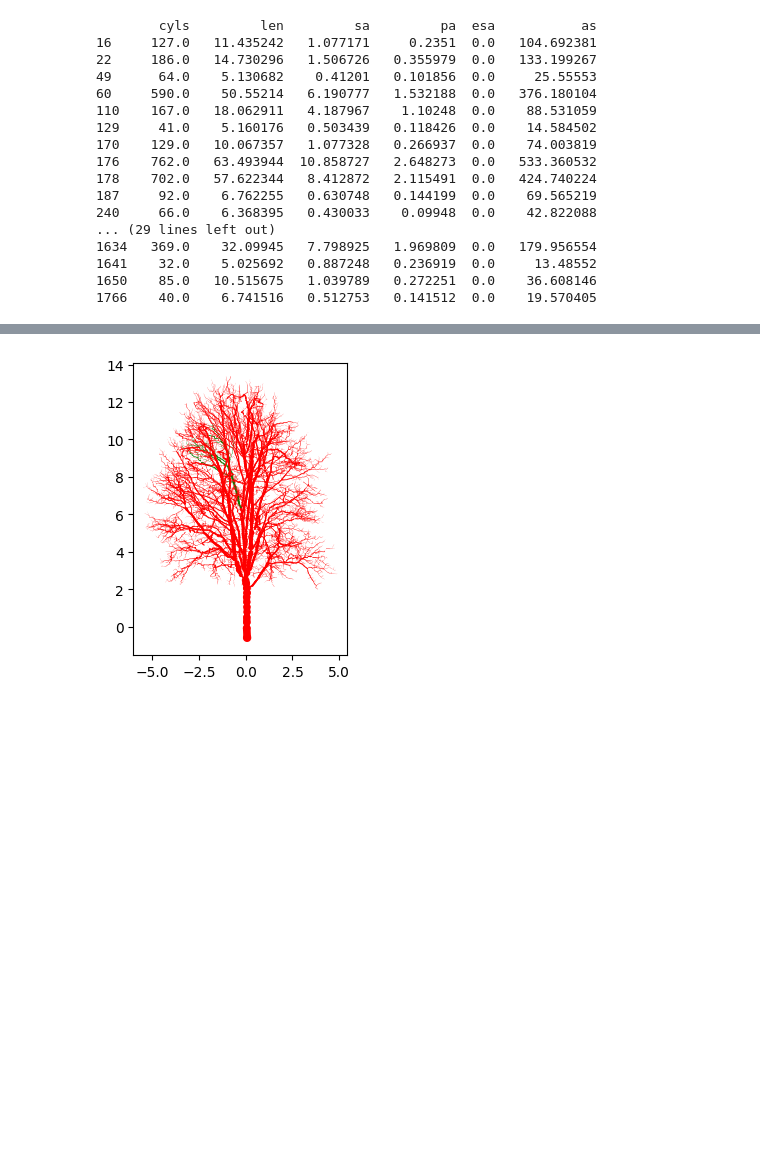
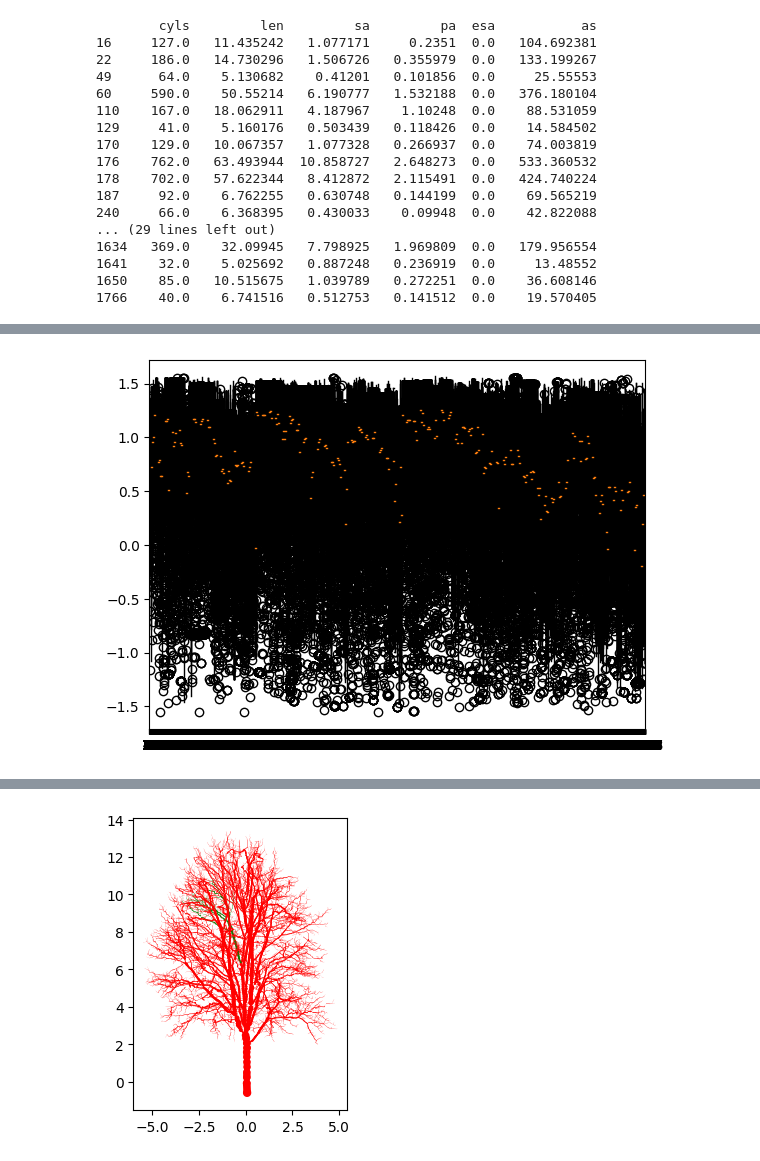
Before and after one commit to wischmcj/cylinders, a Jupyter notebook: cylinders/cli.ipynb, the cells around one changed output, grey strips where cells are left out. Saved outputs shown, nothing was run; the diff lists cells and outputs as text; code cells hidden in the pictures; blank space fills up the shorter version.

```diff
--- a/cylinders/cli.ipynb
+++ b/cylinders/cli.ipynb
@@ -1322,3 +1331,89 @@ print(flows.loc[flows['len']>5])
 1641    32.0    5.025692   0.887248   0.236919  0.0     13.48552
 1650    85.0   10.515675   1.039789   0.272251  0.0    36.608146
 1766    40.0    6.741516   0.512753   0.141512  0.0    19.570405
+# %%
+c=cyls[0]
+stem_paths =c.stem_paths
+divideIds = c.divideIds
+g = c.graph
+
+# if not stem_paths:
+#     self.compute_stem_paths()
+# if not divideIds:
+#     self.highlight_drips()
+# We want several distinct views
+# #1 Graph of the height of the nodes by dist from end node
+# #2 Histogram of the average angle of the flows
+#       Total v. For the stem shed
+#       Split out by Flow (top 10 flows ) Non stem by parent branch?
+#       Split by Branch Order (Total v. for stem shed)
+# #3
+
+stem_paths  = [ path for path in c.stem_paths if path != 0]
+divideIds = c.divideIds
+endnodes = [n for n in g.nodes if g.degree(n)==1 and n!= 0]
+imp_stem_paths = [path for path in stem_paths if path[0] in endnodes]
+trunkNodes =  np.where(c.BO == 0)[0] +1
+whole_path_angles =[]
+#np.zeros([len(stem_paths), len(max(stem_paths,key = lambda x: len(x)))],dtype = list)
+whole_path_heights  = []
+stem_angles = []
+#whole_path_angles
+stem_path_heights  = []
+div_poses = []
+div_pos = -1
+for idx, path in enumerate(imp_stem_paths):
+    prev_node =-1
+    div_pos = -1
+    whole_path_heights.append(c.z[1][path])
+    whole_path_angles.append([])
+    stem_angles.append([])
+    for id_node, n in enumerate(path):
+        if n not in trunkNodes:
+            if prev_node == -1:
+                prev_node = n
+                continue
+            else:
+                edge = g.edges[prev_node,n]
+                edge_angle = np.arctan(edge['inFlowGrade'])
+                whole_path_angles[idx].append(edge_angle)
+                # print(whole_path_angles)
+                if div_pos != -1:
+                    stem_angles[idx].append(edge_angle)
+                elif n in divideIds:
+                    div_pos = id_node-1
+                    div_poses.append(div_pos)
+                prev_node = n
+    # print(whole_path_angles[idx][div_pos:].shape)
+    # stem_angles[idx][div_pos:] = whole_path_angles[idx][div_pos:]
+    stem_paths_heights = whole_path_heights[idx][div_pos:]
+#Histogram of Whole angles and stem angles
+num_bins=50
+whole_union = list(set().union(*whole_path_angles))
+stem_union = list(set().union(*stem_angles))
+whole_union_deg = [item*(180/np.pi) for item in whole_union]
+stem_union_deg  =  [item*(180/np.pi) for item in stem_union]
+plt.xlabel('Branch Angle')
+plt.ylabel('Frequency')
+plt.hist(whole_union_deg,bins=num_bins)
+plt.hist(stem_union_deg,bins=num_bins)
+# print(c.filename)
+plt.savefig("C:\\Users\\wisch\\Documents\\GitProjects\\cylinders_personal\\output\\stemVsWholeBranchAngleHistogram\\"+c.filename +"xy.png", format='png', dpi=3600)
+#Box and whisker plots of Whole and stem
+
+fig, ax = plt.subplots()
+ax.boxplot(whole_path_angles)
+# ax.set_xticklabels(my_dict.keys())
+#Graph the heights of the paths
+sizes  = [len(path) for path in stem_paths ]
+max_size = max(sizes)
+segs = np.zeros((len(stem_paths),max_size , 2))
+segs[:,:,1] = [np.arrange(vals.size) for vals in stem_path_heights]
+segs[:,:,0] = stem_path_heights
+colors = plt.rcParams['axes.prop_cycle'].by_key()['color']
+line_segments = LineCollection(segs, linewidths=(0.5, 1, 1.5, 2),
+                           colors=colors, linestyle='solid')
+ax.add_collection(line_segments)
+#ax.set_title('Height of stemflow v. stem paths ')
+plt.show()
+# %% [output]
@@ -1325 +1422,2 @@ print(flows.loc[flows['len']>5])
+[figure, added]
 # %%
```
Also changed, not shown: parts of 7 cells of this notebook.
